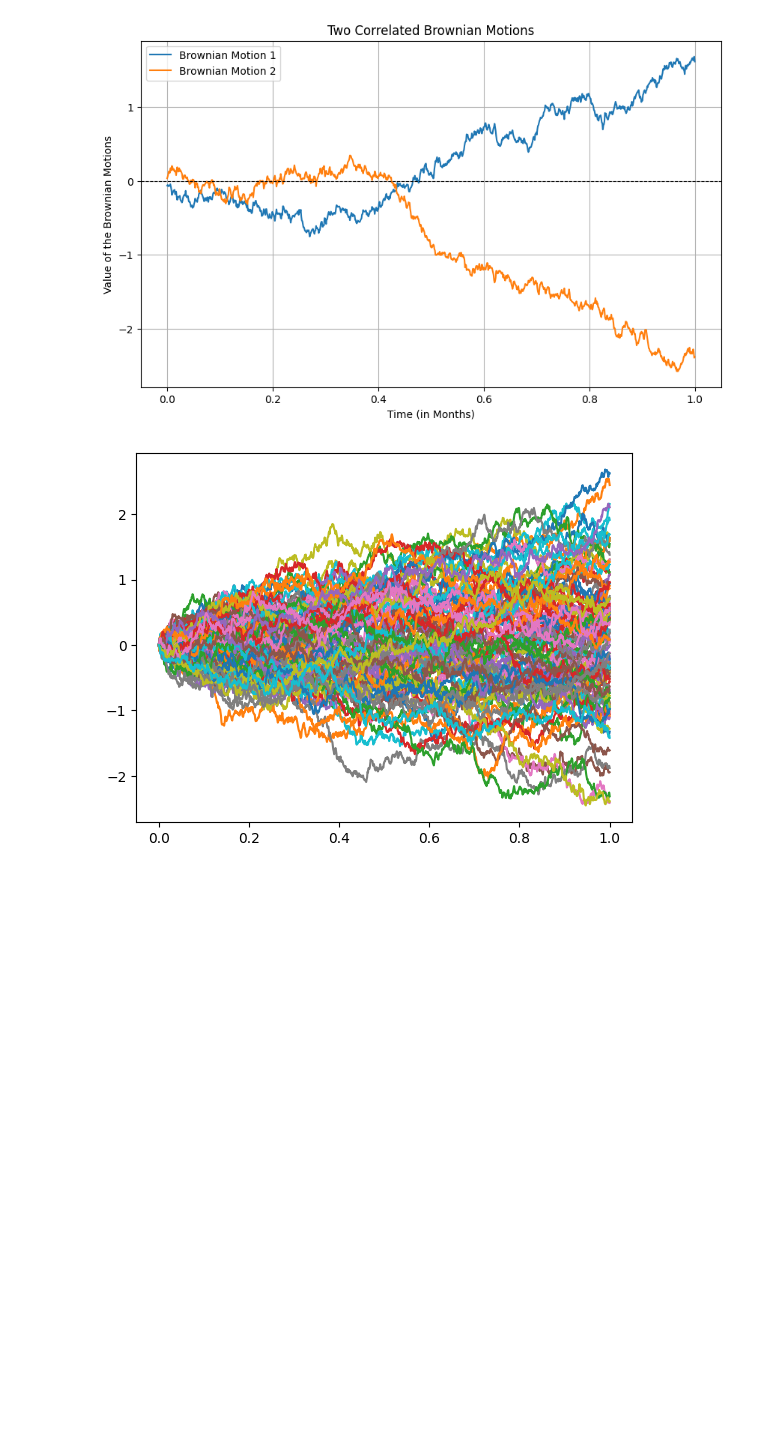
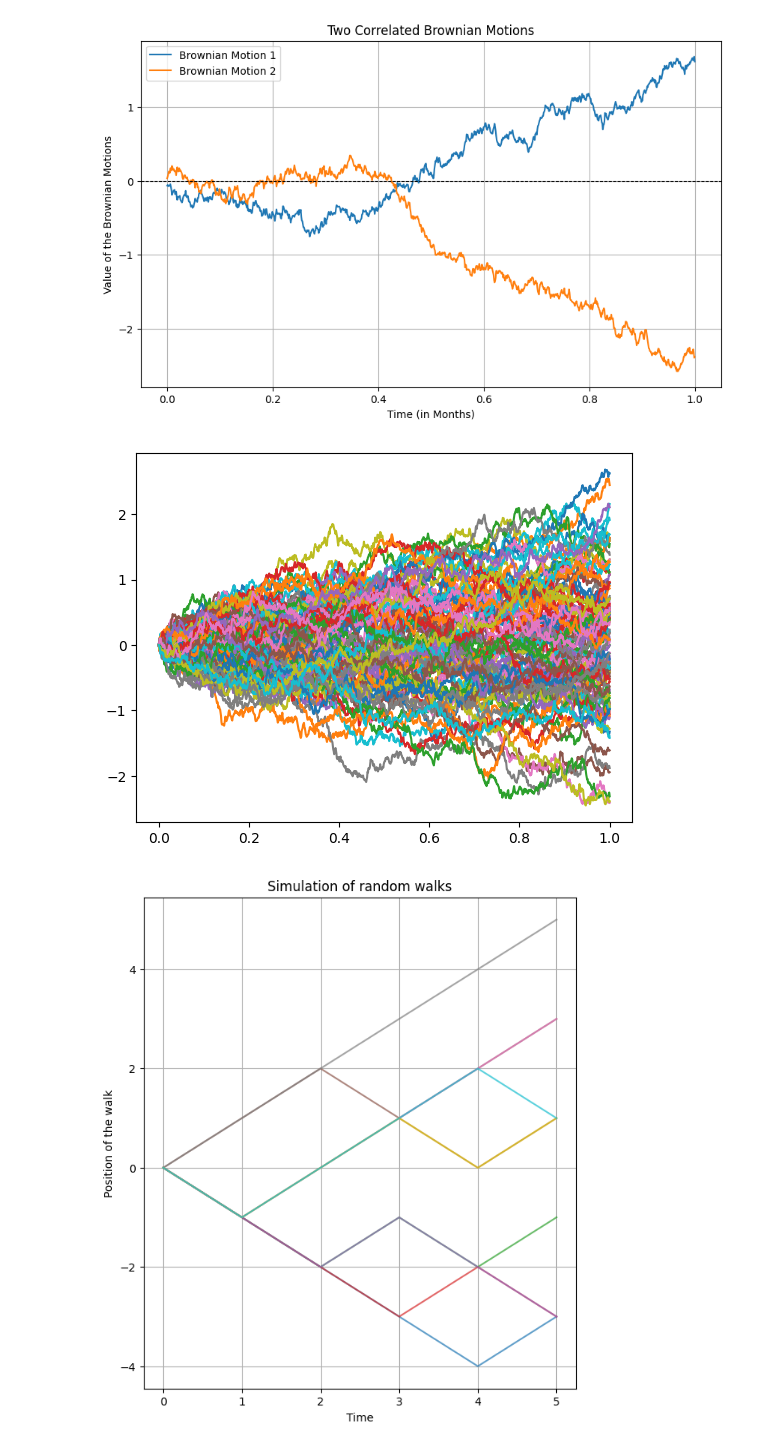
Before and after one commit to noambcm/BASICS, a Jupyter notebook: First-principles-MB.ipynb, the cells around one changed output. Drawn from its saved outputs; the diff is of its cells as text; code cells hidden in the pictures; blank space fills up the shorter version.

```diff
--- a/First-principles-MB.ipynb
+++ b/First-principles-MB.ipynb
@@ -38,3 +41,30 @@ dW = np.random.normal(0, np.sqrt(dt), (number_of_MB, n_times)) # dW : 100*1000
 W = np.concatenate((W0, np.cumsum(dW, axis=1)), axis = 1) # W : 100*10001
 # %% [output]
 [figure]
+# %%
+# 2. Random Walk
+
+import math
+import itertools
+import numpy as np
+import scipy.stats as stats
+import matplotlib.pyplot as plt
+
+X = [-1, 1] # Random Walk
+number_of_simulations = 10
+stopping_time = 5
+Y = np.random.choice(X, size=(number_of_simulations, stopping_time))
+Y0 = np.zeros((number_of_simulations, 1))
+random_walks = np.concatenate((Y0,np.cumsum(Y, axis=1)), axis=1)
+
+plt.figure(figsize=(7,8))
+for i in range(number_of_simulations):
+    plt.plot(range(stopping_time + 1), random_walks[i,:], label=f"Simulation {i+1}", alpha=0.7)
+
+plt.title("Simulation of random walks")
+plt.xlabel("Time")
+plt.ylabel("Position of the walk")
+plt.grid(True)
+plt.show()
+# %% [output]
+[figure, added]
```
Also changed, not shown: parts of 5 cells of this notebook.
